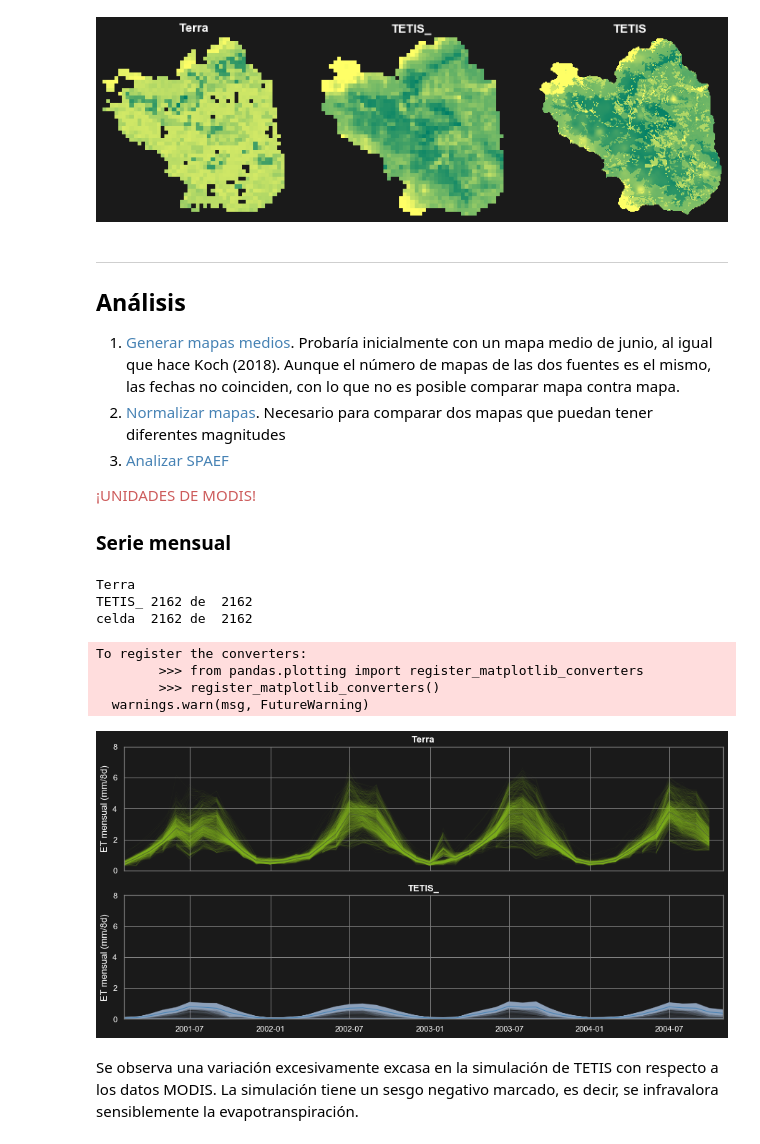
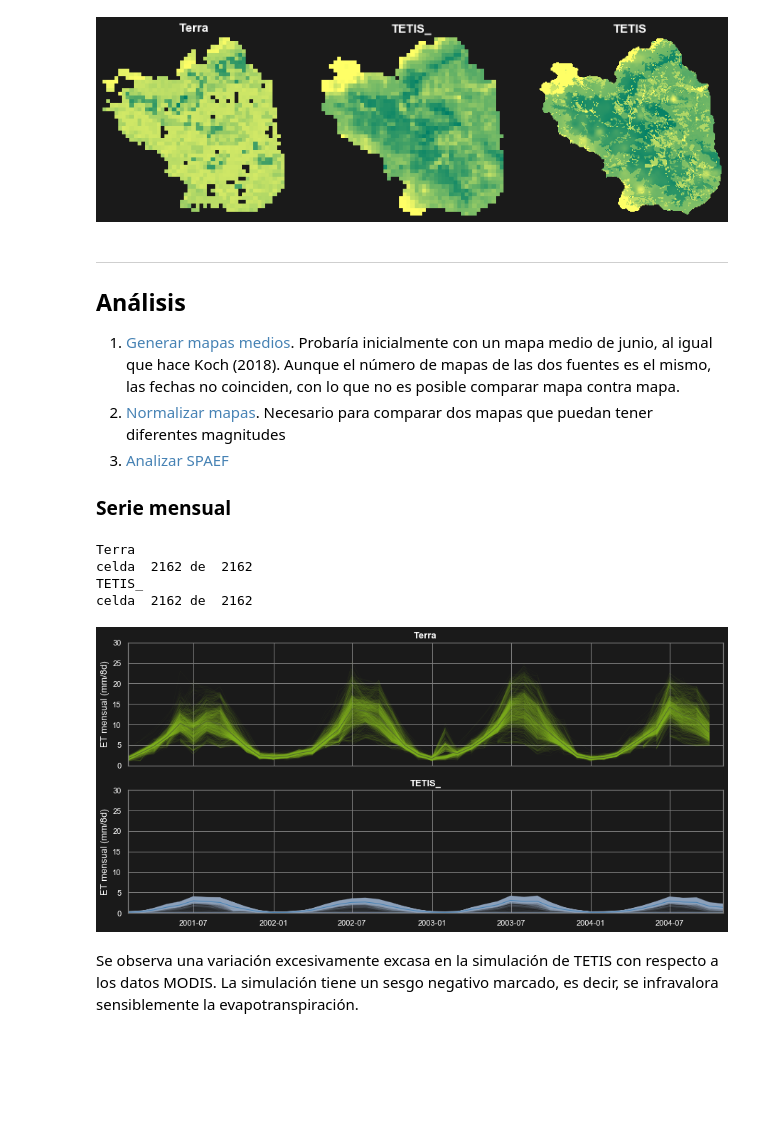
Before and after one commit to casadoj/Calibrar, a Jupyter notebook: docs/SPAEF.ipynb, the cells around one changed output. Cells and saved outputs as stored; diff of their text form; code cells hidden in the pictures; blank space fills up the shorter version.

```diff
--- a/docs/SPAEF.ipynb
+++ b/docs/SPAEF.ipynb
@@ -297,28 +300,26 @@ for ax, src in zip(axes, ['Terra', 'TETIS_', 'TETIS']):
 2. <font color='steelblue'>Normalizar mapas</font>. Necesario para comparar dos mapas que puedan tener diferentes magnitudes
 3. <font color='steelblue'>Analizar SPAEF</font>
 
-<font color='indianred'>¡UNIDADES DE MODIS!</font>
 
 ### Serie mensual
 # %%
 # generar series mensuales
 for src in ['Terra', 'TETIS_']:
     print(src)
-    Data[src]['serieM'], Data[src]['months'] = serieMensual(Data[src]['dates'], Data[src][var])
+    Data[src]['serieM'], Data[src]['months'] = serieMensual(Data[src]['dates'],
+                                                            Data[src][var], agg='sum')
+    print()
 # %% [output]
 Terra
-TETIS_ 2162 de  2162
 celda  2162 de  2162
+TETIS_
+celda  2162 de  2162
 # %%
-plotMODISseries(Data, 'serieM', 'months', r=2, src=['Terra', 'TETIS_'],
+plotMODISseries(Data, 'serieM', 'months', r=5, src=['Terra', 'TETIS_'],
                 ylabel=var + ' mensual (mm/8d)')
-# plt.savefig(rutaExport + var + ' mensual-series.png', dpi=300, tight_layout=True)
+plt.savefig(rutaExport + 'Comparativa series mensuales.png', dpi=300, tight_layout=True)
 # %% [output]
-To register the converters:
-        >>> from pandas.plotting import register_matplotlib_converters
-        >>> register_matplotlib_converters()
-  warnings.warn(msg, FutureWarning)
-[figure, old version]
+[figure, new version]
 # %% [markdown]
 Se observa una variación excesivamente excasa en la simulación de TETIS con respecto a los datos MODIS. La simulación tiene un sesgo negativo marcado, es decir, se infravalora sensiblemente la evapotranspiración.
 # %% [markdown]
```
Also changed, not shown: parts of 18 cells of this notebook, 3 other files.
